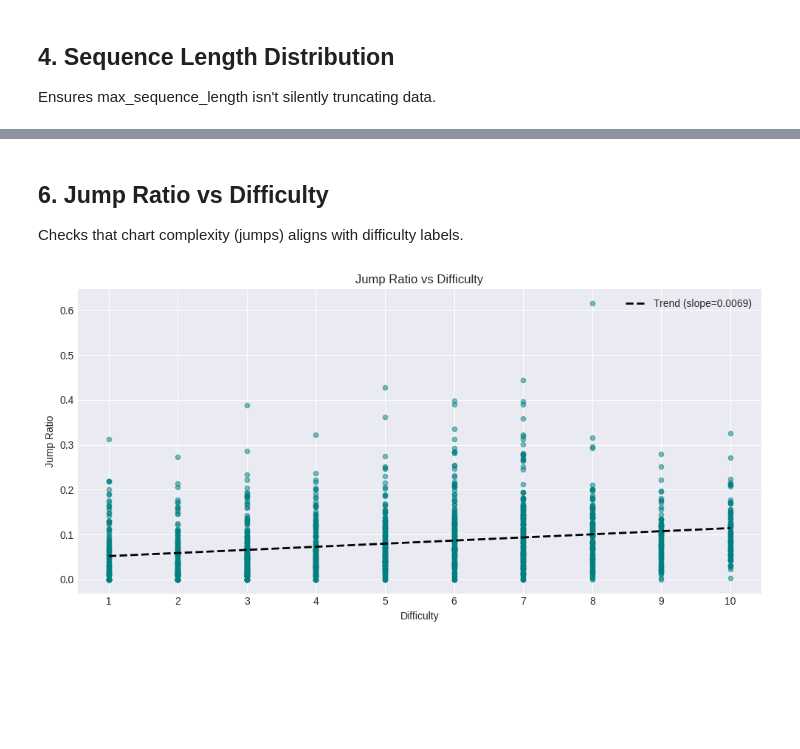
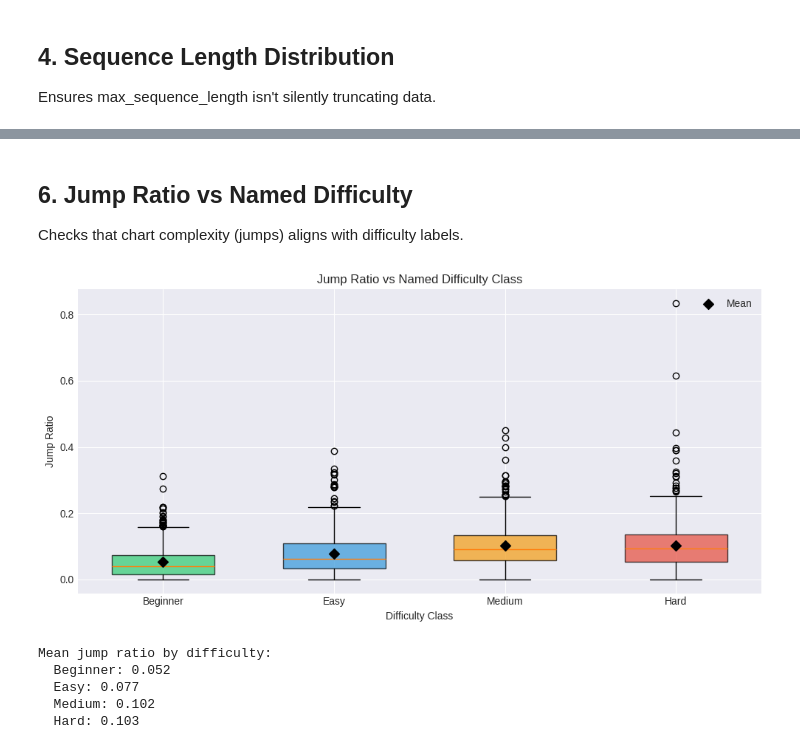
Before and after one commit to Ybx-jp/stepmania-ml, a Jupyter notebook: notebooks/data_exploration.ipynb, the cells around one changed output, grey strips where cells are left out. Cells and saved outputs as stored; diff of their text form; code cells hidden in the pictures; blank space fills up the shorter version.

Commit message:
update data_exploration

```diff
--- a/notebooks/data_exploration.ipynb
+++ b/notebooks/data_exploration.ipynb
@@ -133,19 +197,20 @@ Checks if some difficulties are "fake plentiful" (many charts, few unique songs)
 # %%
 songs_per_diff = defaultdict(set)
 for c in charts:
-    songs_per_diff[c['difficulty']].add(c['song'])
+    songs_per_diff[c['difficulty_name']].add(c['song'])
 
-song_counts = {d: len(songs_per_diff[d]) for d in range(1, 11)}
+song_counts = {name: len(songs_per_diff[name]) for name in DIFFICULTY_NAMES}
 
 fig, ax = plt.subplots(figsize=(10, 5))
-ax.bar(song_counts.keys(), song_counts.values(), color='darkorange', edgecolor='black')
-ax.set_xlabel('Difficulty')
+bars = ax.bar(DIFFICULTY_NAMES, [song_counts[name] for name in DIFFICULTY_NAMES],
+              color=['#2ecc71', '#3498db', '#f39c12', '#e74c3c'], edgecolor='black', alpha=0.8)
+ax.set_xlabel('Difficulty Class')
 ax.set_ylabel('Unique Song Count')
-ax.set_title('Songs per Difficulty (1-10)')
-ax.set_xticks(range(1, 11))
+ax.set_title('Songs per Named Difficulty Class')
 
-for d, count in song_counts.items():
-    ax.annotate(str(count), (d, count), ha='center', va='bottom', fontsize=9)
+for bar, name in zip(bars, DIFFICULTY_NAMES):
+    ax.annotate(str(song_counts[name]), (bar.get_x() + bar.get_width()/2, bar.get_height()),
+                ha='center', va='bottom', fontsize=11)
 
 plt.tight_layout()
 plt.show()
@@ -245,38 +326,54 @@ if z[0] <= 0:
 # %% [markdown]
-## 6. Jump Ratio vs Difficulty
+## 6. Jump Ratio vs Named Difficulty
 
 Checks that chart complexity (jumps) aligns with difficulty labels.
 # %%
 def jump_ratio(tensor):
     """Fraction of active timesteps that are jumps (2 simultaneous notes)"""
     notes_per_step = np.sum(tensor, axis=1)
     active_steps = notes_per_step > 0
     if np.sum(active_steps) == 0:
         return 0
     jumps = notes_per_step == 2
     return np.sum(jumps) / np.sum(active_steps)
 
-jump_data = [(c['difficulty'], jump_ratio(c['tensor'])) for c in charts]
-diffs, jumps = zip(*jump_data)
+# Calculate jump ratios grouped by difficulty class
+jump_by_diff = {name: [] for name in DIFFICULTY_NAMES}
+for c in charts:
+    jump_by_diff[c['difficulty_name']].append(jump_ratio(c['tensor']))
 
 fig, ax = plt.subplots(figsize=(10, 5))
-ax.scatter(diffs, jumps, alpha=0.5, color='teal', s=20)
+positions = range(len(DIFFICULTY_NAMES))
+bp = ax.boxplot([jump_by_diff[name] for name in DIFFICULTY_NAMES],
+                positions=positions, patch_artist=True, widths=0.6)
 
-# Add trend line
-z = np.polyfit(diffs, jumps, 1)
-p = np.poly1d(z)
-ax.plot(range(1, 11), p(range(1, 11)), 'k--', linewidth=2, label=f'Trend (slope={z[0]:.4f})')
+colors = ['#2ecc71', '#3498db', '#f39c12', '#e74c3c']
+for patch, color in zip(bp['boxes'], colors):
+    patch.set_facecolor(color)
+    patch.set_alpha(0.7)
 
-ax.set_xlabel('Difficulty')
+ax.set_xlabel('Difficulty Class')
 ax.set_ylabel('Jump Ratio')
-ax.set_title('Jump Ratio vs Difficulty')
-ax.set_xticks(range(1, 11))
+ax.set_title('Jump Ratio vs Named Difficulty Class')
+ax.set_xticks(positions)
+ax.set_xticklabels(DIFFICULTY_NAMES)
+
+# Add mean values
+means = [np.mean(jump_by_diff[name]) for name in DIFFICULTY_NAMES]
+ax.scatter(positions, means, color='black', marker='D', s=50, zorder=3, label='Mean')
 ax.legend()
 
 plt.tight_layout()
 plt.show()
 
-if z[0] <= 0:
-    print("WARNING: Jump ratio does not increase with difficulty!")
+# Check trend
+print("Mean jump ratio by difficulty:")
+for name in DIFFICULTY_NAMES:
+    print(f"  {name}: {np.mean(jump_by_diff[name]):.3f}")
 # %% [output]
-[figure, old version]
+[figure, new version]
+Mean jump ratio by difficulty:
+  Beginner: 0.052
+  Easy: 0.077
+  Medium: 0.102
+  Hard: 0.103
```
Also changed, not shown: parts of 24 cells of this notebook, 2 other files.
